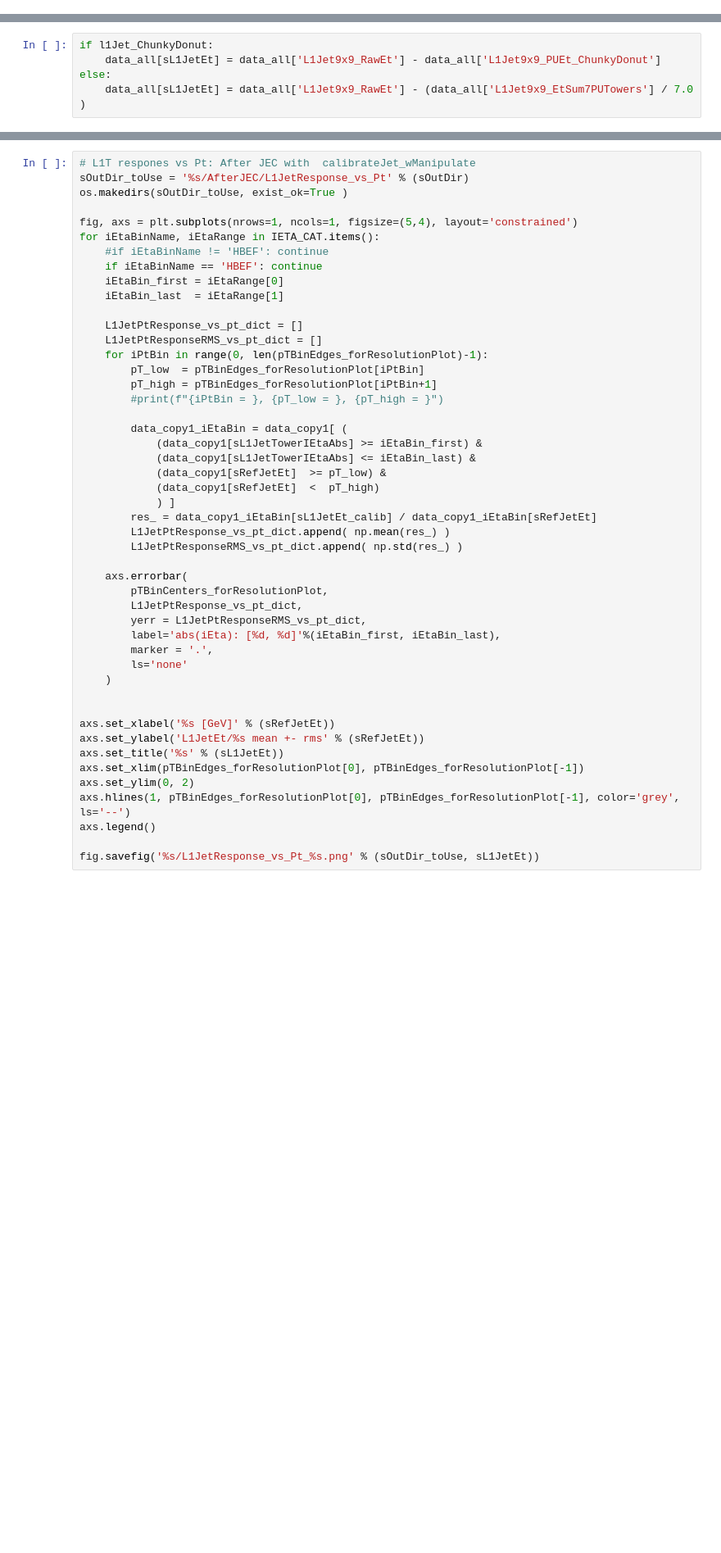
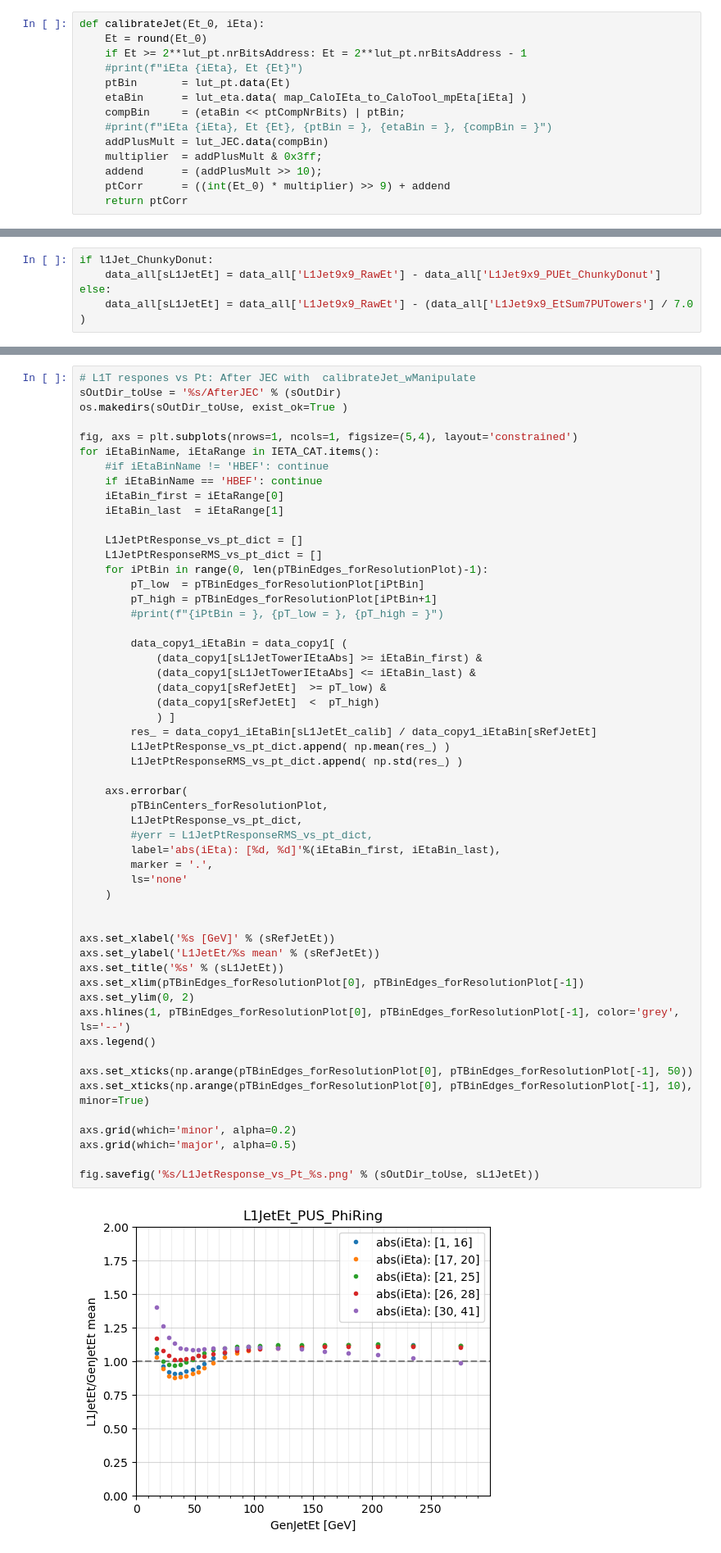
Before and after one commit to siddhesh86/l1JetShapesStudies, a Jupyter notebook: makeLUTs/check_L1TJECLUT_performance.ipynb, the cells around one changed output, grey strips where cells are left out. Shown at 82% size. Cells and saved outputs as stored; diff of their text form; blank space fills up the shorter version.

```diff
--- a/makeLUTs/check_L1TJECLUT_performance.ipynb
+++ b/makeLUTs/check_L1TJECLUT_performance.ipynb
@@ -271,0 +323,14 @@ print(f"{pt = }, {eta = }, {ptBin = }, {etaBin = }, {compBin = }, addPlusMult: (
+# %%
+def calibrateJet(Et_0, iEta):
+    Et = round(Et_0)
+    if Et >= 2**lut_pt.nrBitsAddress: Et = 2**lut_pt.nrBitsAddress - 1
+    #print(f"iEta {iEta}, Et {Et}")
+    ptBin       = lut_pt.data(Et)
+    etaBin      = lut_eta.data( map_CaloIEta_to_CaloTool_mpEta[iEta] )
+    compBin     = (etaBin << ptCompNrBits) | ptBin;
+    #print(f"iEta {iEta}, Et {Et}, {ptBin = }, {etaBin = }, {compBin = }")
+    addPlusMult = lut_JEC.data(compBin)
+    multiplier  = addPlusMult & 0x3ff;
+    addend      = (addPlusMult >> 10);
+    ptCorr      = ((int(Et_0) * multiplier) >> 9) + addend
+    return ptCorr
@@ -297,7 +399,7 @@ if printLevel >= 10:
     print("data_copy1: {}".format(data_copy1))
 # %%
 # L1T respones vs Pt: After JEC with  calibrateJet_wManipulate
-sOutDir_toUse = '%s/AfterJEC/L1JetResponse_vs_Pt' % (sOutDir)
+sOutDir_toUse = '%s/AfterJEC' % (sOutDir)
 os.makedirs(sOutDir_toUse, exist_ok=True )
 
 fig, axs = plt.subplots(nrows=1, ncols=1, figsize=(5,4), layout='constrained')
@@ -314,32 +416,40 @@ for iEtaBinName, iEtaRange in IETA_CAT.items():
         pT_high = pTBinEdges_forResolutionPlot[iPtBin+1]
         #print(f"{iPtBin = }, {pT_low = }, {pT_high = }")
 
         data_copy1_iEtaBin = data_copy1[ (
             (data_copy1[sL1JetTowerIEtaAbs] >= iEtaBin_first) &
             (data_copy1[sL1JetTowerIEtaAbs] <= iEtaBin_last) &
             (data_copy1[sRefJetEt]  >= pT_low) &
             (data_copy1[sRefJetEt]  <  pT_high)
             ) ]
         res_ = data_copy1_iEtaBin[sL1JetEt_calib] / data_copy1_iEtaBin[sRefJetEt]
         L1JetPtResponse_vs_pt_dict.append( np.mean(res_) )
         L1JetPtResponseRMS_vs_pt_dict.append( np.std(res_) )
 
     axs.errorbar(
         pTBinCenters_forResolutionPlot,
         L1JetPtResponse_vs_pt_dict,
-        yerr = L1JetPtResponseRMS_vs_pt_dict,
+        #yerr = L1JetPtResponseRMS_vs_pt_dict,
         label='abs(iEta): [%d, %d]'%(iEtaBin_first, iEtaBin_last),
         marker = '.',
         ls='none'
     )
 
 
 axs.set_xlabel('%s [GeV]' % (sRefJetEt))
-axs.set_ylabel('L1JetEt/%s mean +- rms' % (sRefJetEt))
+axs.set_ylabel('L1JetEt/%s mean' % (sRefJetEt))
 axs.set_title('%s' % (sL1JetEt))
 axs.set_xlim(pTBinEdges_forResolutionPlot[0], pTBinEdges_forResolutionPlot[-1])
 axs.set_ylim(0, 2)
 axs.hlines(1, pTBinEdges_forResolutionPlot[0], pTBinEdges_forResolutionPlot[-1], color='grey', ls='--')
 axs.legend()
 
+axs.set_xticks(np.arange(pTBinEdges_forResolutionPlot[0], pTBinEdges_forResolutionPlot[-1], 50))
+axs.set_xticks(np.arange(pTBinEdges_forResolutionPlot[0], pTBinEdges_forResolutionPlot[-1], 10), minor=True)
+
+axs.grid(which='minor', alpha=0.2)
+axs.grid(which='major', alpha=0.5)
+
 fig.savefig('%s/L1JetResponse_vs_Pt_%s.png' % (sOutDir_toUse, sL1JetEt))
+# %% [output]
+[figure, added]
```
Also changed, not shown: parts of 9 cells of this notebook, 52 other files.
